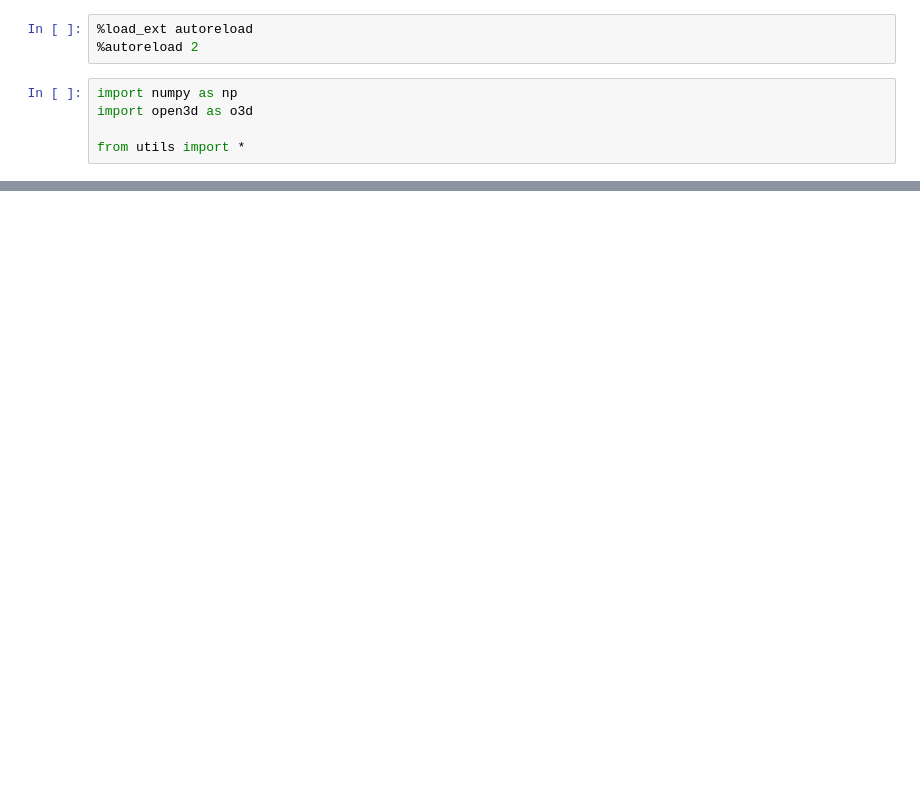
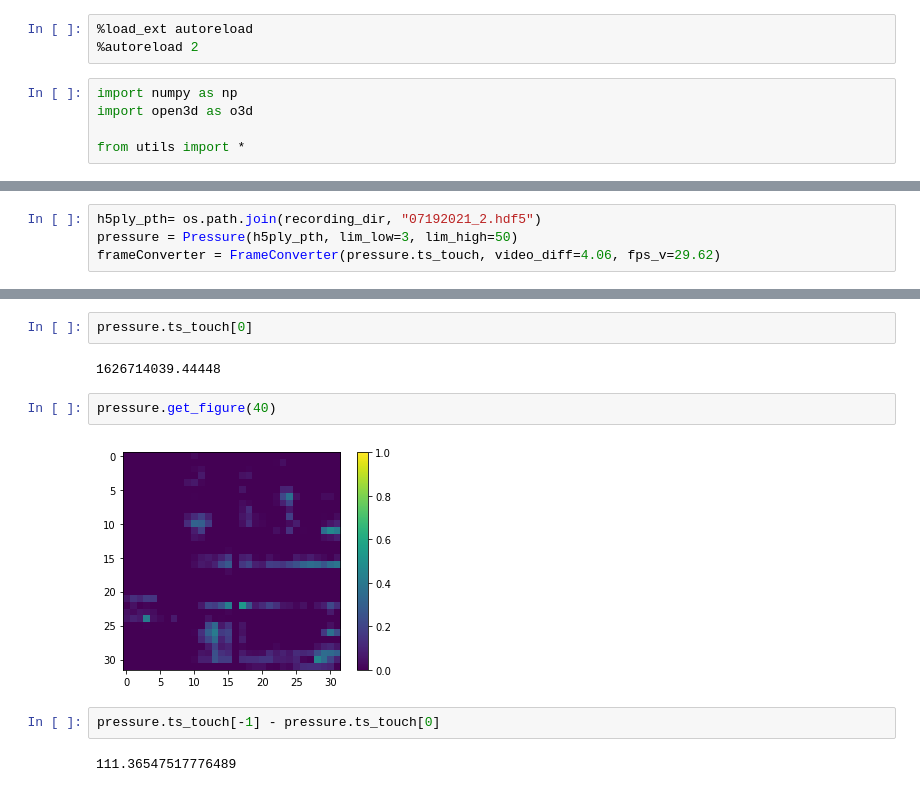
Before and after one commit to lucas-ventura/tactile2object, a Jupyter notebook: intrinsics_extrinsics/AprilTag_Tactile.ipynb, the cells around one changed output, grey strips where cells are left out. Drawn from its saved outputs; the diff is of its cells as text; blank space fills up the shorter version.

```diff
--- a/intrinsics_extrinsics/AprilTag_Tactile.ipynb
+++ b/intrinsics_extrinsics/AprilTag_Tactile.ipynb
@@ -59,0 +97,4 @@ for i in range(0, n):
+# %%
+h5ply_pth= os.path.join(recording_dir, "07192021_2.hdf5")
+pressure = Pressure(h5ply_pth, lim_low=3, lim_high=50)
+frameConverter = FrameConverter(pressure.ts_touch, video_diff=4.06, fps_v=29.62)
@@ -59,0 +133,12 @@ for i in range(0, n):
+# %%
+pressure.ts_touch[0]
+# %% [output]
+1626714039.44448
+# %%
+pressure.get_figure(40)
+# %% [output]
+[figure, added]
+# %%
+pressure.ts_touch[-1] - pressure.ts_touch[0]
+# %% [output]
+111.36547517776489
```
Also changed, not shown: parts of 30 cells of this notebook, 2 other files.
